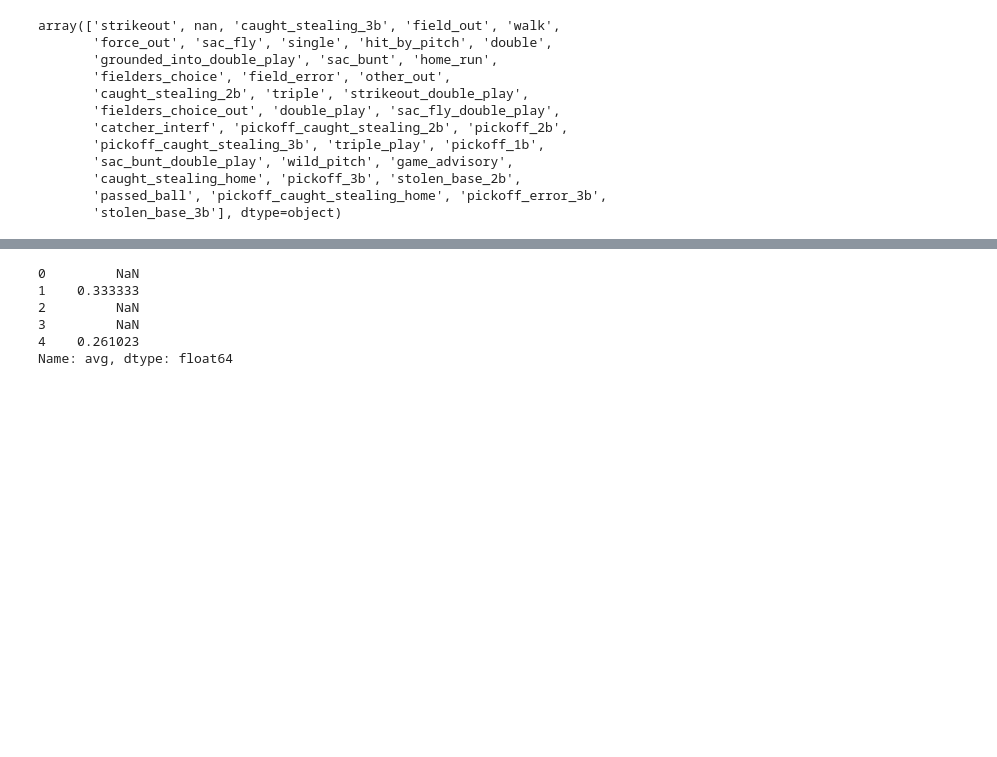
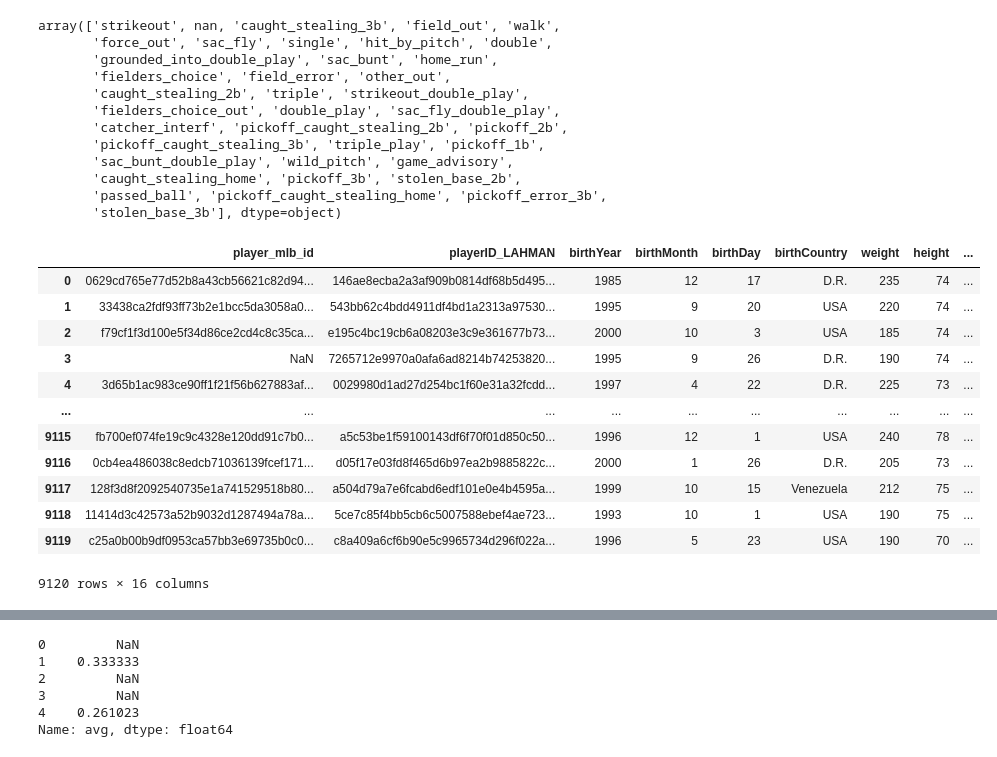
Before and after one commit to etienne-busnel/Cincinnati-Reds-Hackathon-2025, a Jupyter notebook: Player_Information.ipynb, the cells around one changed output, grey strips where cells are left out. Drawn from its saved outputs; the diff is of its cells as text; code cells hidden in the pictures; blank space fills up the shorter version.

```diff
--- a/Player_Information.ipynb
+++ b/Player_Information.ipynb
@@ -27,20 +27,3 @@ df_players = pd.concat([df_people.assign(year=i) for i in range(2021, 2024)], ig
 
 #remove players without an mlb Id
 df_players = df_players[df_players['player_mlb_id'].notna()]
-# %%
-#count total plate appearances for every batter per year
-pa_counts = at_bat_ids.groupby(['batter','year'])['at_bat_id'].nunique().reset_index(name='total_pa')
-df_players = df_players.merge(pa_counts,
-                              left_on=['player_mlb_id','year'],
-                              right_on=['batter','year'],
-                              how='left').drop(columns='batter')
-df_players['total_pa'] = df_players['total_pa'].fillna(0).astype(int)
-
-#count total batters faced for every pitcher per year
-bf_counts = at_bat_ids.groupby(['pitcher','year'])['at_bat_id'].nunique().reset_index(name='total_bf')
-df_players = df_players.merge(bf_counts,
-                              left_on=['player_mlb_id','year'],
-                              right_on=['pitcher','year'],
-                              how='left'
-                             ).drop(columns='pitcher')
-df_players['total_bf'] = df_players['total_bf'].fillna(0).astype(int)
@@ -326,3 +352,29 @@ df_players['fielding_percentage'] = df_players['field_p'] / \
 # Defensive Versatility (Number of Positions Played)
 df_players['positions_played'] = df_players[['field_p', 'field_c', 'field_1b', 'field_2b', 'field_3b',
                                              'field_ss', 'field_lf', 'field_cf', 'field_rf']].gt(0).sum(axis=1)
+# %%
+#need to calculate splits
+df_savant_r = df_savant[df_savant['p_throws'] == 'R']
+df_savant_l = df_savant[df_savant['p_throws'] == 'L']
+
+#
+df_players_r = pd.concat([df_people.assign(year=i) for i in range(2021, 2024)], ignore_index=True)
+df_players_l = pd.concat([df_people.assign(year=i) for i in range(2021, 2024)], ignore_index=True)
+
+#redo counts
+compute_player_counts(df_players_r, at_bat_ids, df_savant_r)
+compute_player_counts(df_players_l, at_bat_ids, df_savant_l)
+# %% [output]
+|  | player_mlb_id | playerID_LAHMAN | birthYear | birthMonth | birthDay | birthCountry | weight | height | ... |
+| 0 | 0629cd765e77d52b8a43cb56621c82d94... | 146ae8ecba2a3af909b0814df68b5d495... | 1985 | 12 | 17 | D.R. | 235 | 74 | ... |
+| 1 | 33438ca2fdf93ff73b2e1bcc5da3058a0... | 543bb62c4bdd4911df4bd1a2313a97530... | 1995 | 9 | 20 | USA | 220 | 74 | ... |
+| 2 | f79cf1f3d100e5f34d86ce2cd4c8c35ca... | e195c4bc19cb6a08203e3c9e361677b73... | 2000 | 10 | 3 | USA | 185 | 74 | ... |
+| 3 | NaN | 7265712e9970a0afa6ad8214b74253820... | 1995 | 9 | 26 | D.R. | 190 | 74 | ... |
+| 4 | 3d65b1ac983ce90ff1f21f56b627883af... | 0029980d1ad27d254bc1f60e31a32fcdd... | 1997 | 4 | 22 | D.R. | 225 | 73 | ... |
+| ... | ... | ... | ... | ... | ... | ... | ... | ... | ... |
+| 9115 | fb700ef074fe19c9c4328e120dd91c7b0... | a5c53be1f59100143df6f70f01d850c50... | 1996 | 12 | 1 | USA | 240 | 78 | ... |
+| 9116 | 0cb4ea486038c8edcb71036139fcef171... | d05f17e03fd8f465d6b97ea2b9885822c... | 2000 | 1 | 26 | D.R. | 205 | 73 | ... |
+| 9117 | 128f3d8f2092540735e1a741529518b80... | a504d79a7e6fcabd6edf101e0e4b4595a... | 1999 | 10 | 15 | Venezuela | 212 | 75 | ... |
+| 9118 | 11414d3c42573a52b9032d1287494a78a... | 5ce7c85f4bb5cb6c5007588ebef4ae723... | 1993 | 10 | 1 | USA | 190 | 75 | ... |
+| 9119 | c25a0b00b9df0953ca57bb3e69735b0c0... | c8a409a6cf6b90e5c9965734d296f022a... | 1996 | 5 | 23 | USA | 190 | 70 | ... |
+9120 rows × 16 columns
```
Also changed, not shown: parts of 14 cells of this notebook.
